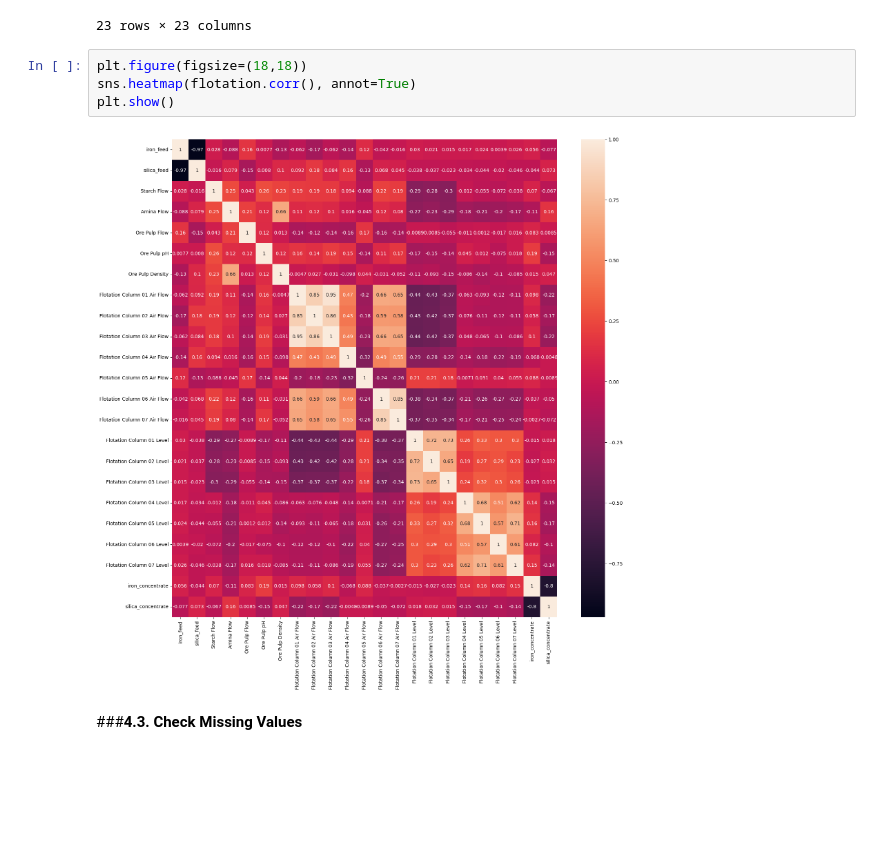
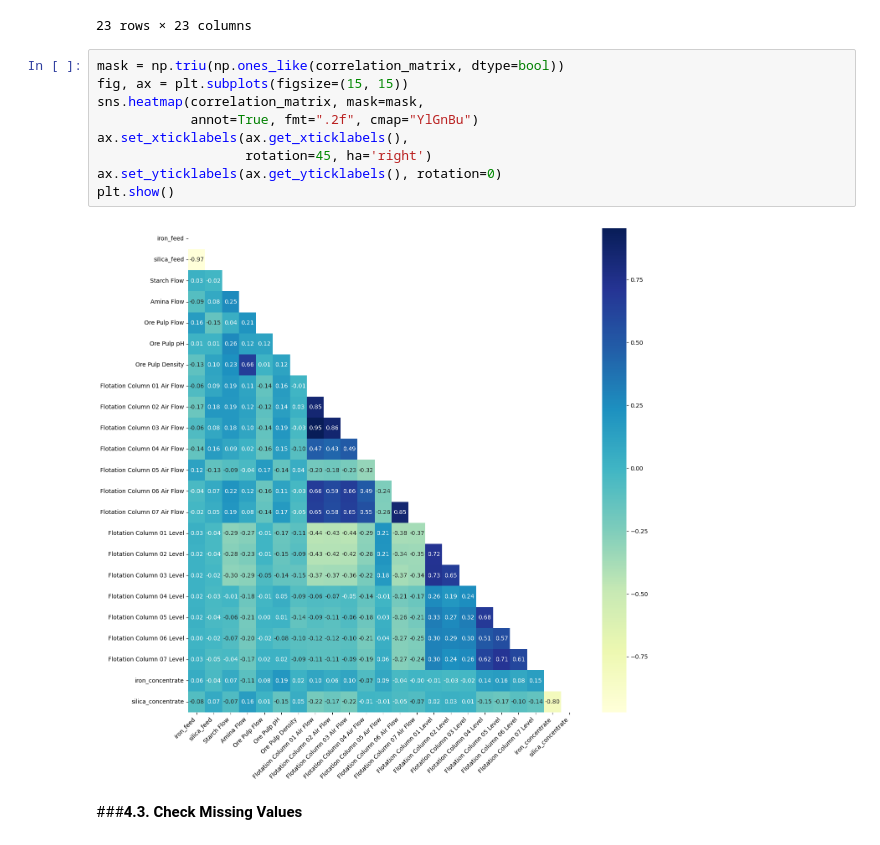
Before and after one commit to ArifAygun/Iron-Ore-Froth-Flotation-Quality-Prediction, a Jupyter notebook: AA_Iron_Ore_Froth_Flotation_Quality_Prediction.ipynb, the cells around one changed output. Saved outputs shown, nothing was run; the diff lists cells and outputs as text; blank space fills up the shorter version.

```diff
--- a/AA_Iron_Ore_Froth_Flotation_Quality_Prediction.ipynb
+++ b/AA_Iron_Ore_Froth_Flotation_Quality_Prediction.ipynb
@@ -197,12 +197,17 @@ correlation_matrix
 | iron_concentrate | 0.055424 | -0.044168 | 0.069657 | -0.110148 | 0.083120 | 0.192992 | 0.015580 | ... |
 | silica_concentrate | -0.077052 | 0.072724 | -0.066394 | 0.156701 | 0.008222 | -0.147739 | 0.046984 | ... |
 23 rows × 23 columns
-# %%
-plt.figure(figsize=(18,18))
-sns.heatmap(flotation.corr(), annot=True)
-plt.show()
-# %% [output]
-[figure, removed]
+# %%
+mask = np.triu(np.ones_like(correlation_matrix, dtype=bool))
+fig, ax = plt.subplots(figsize=(15, 15))
+sns.heatmap(correlation_matrix, mask=mask,
+            annot=True, fmt=".2f", cmap="YlGnBu")
+ax.set_xticklabels(ax.get_xticklabels(),
+                   rotation=45, ha='right')
+ax.set_yticklabels(ax.get_yticklabels(), rotation=0)
+plt.show()
+# %% [output]
+[figure, added]
 # %% [markdown]
 ###**4.3. Check Missing Values**
 # %%
```
